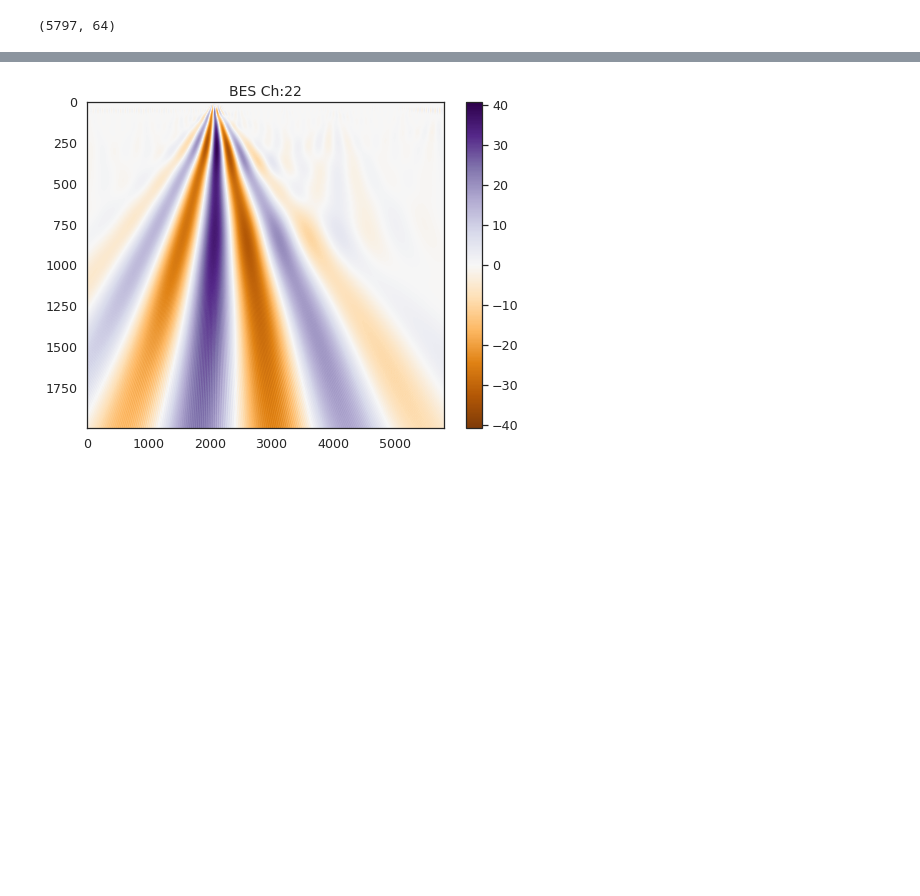
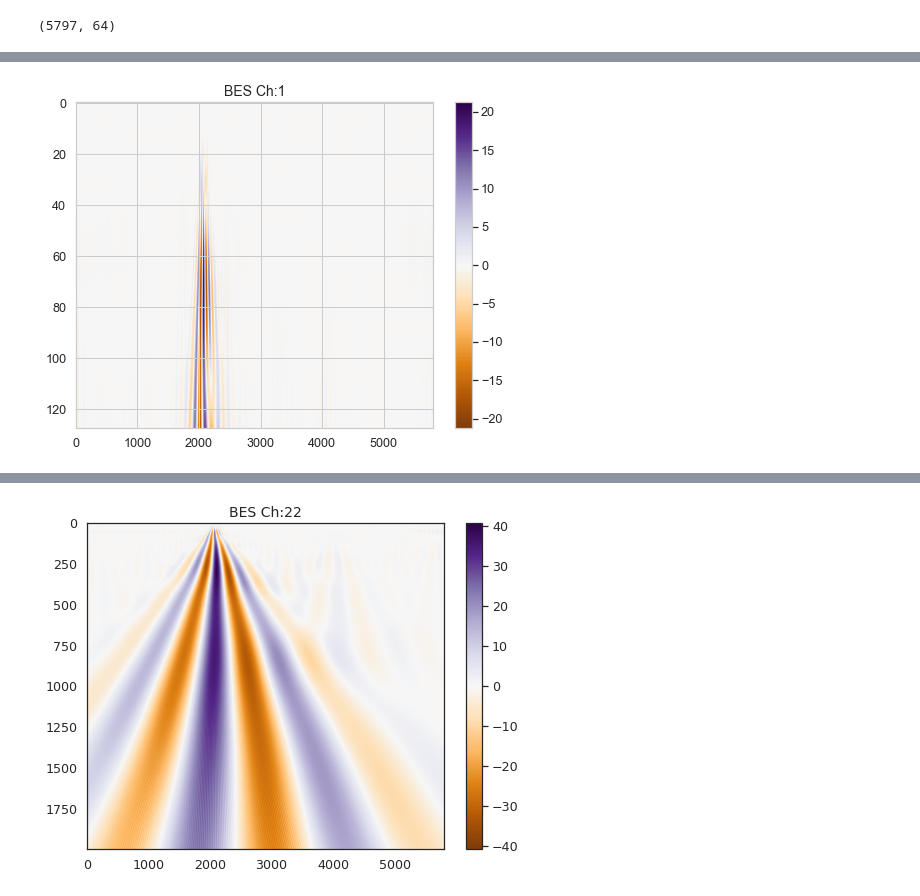
Before and after one commit to PlasmaControl/bes-edgeml-models, a Jupyter notebook: elm_classification/notebooks/wavelet_transform_torch.ipynb, the cells around one changed output, grey strips where cells are left out. Cells and saved outputs as stored; diff of their text form; code cells hidden in the pictures; blank space fills up the shorter version.

```diff
--- a/elm_classification/notebooks/wavelet_transform_torch.ipynb
+++ b/elm_classification/notebooks/wavelet_transform_torch.ipynb
@@ -51,0 +64,16 @@ plt.title('BES Ch:1', fontsize=14);
+# %%
+widths = np.arange(0, 129)[1:]
+coeffs, freqs = pywt.cwt(signal_ch1, widths, 'morl', axis=0)
+# coeffs_squared = np.log(coeffs**2)
+plt.figure(figsize=(8, 6))
+plt.imshow(
+    coeffs,
+    cmap="PuOr",
+    aspect="auto",
+    vmax=abs(coeffs).max(),
+    vmin=-abs(coeffs).max(),
+)
+plt.colorbar()
+plt.title('BES Ch:1', fontsize=14);
+# %% [output]
+[figure, added]
```
Also changed, not shown: parts of 7 cells of this notebook.
